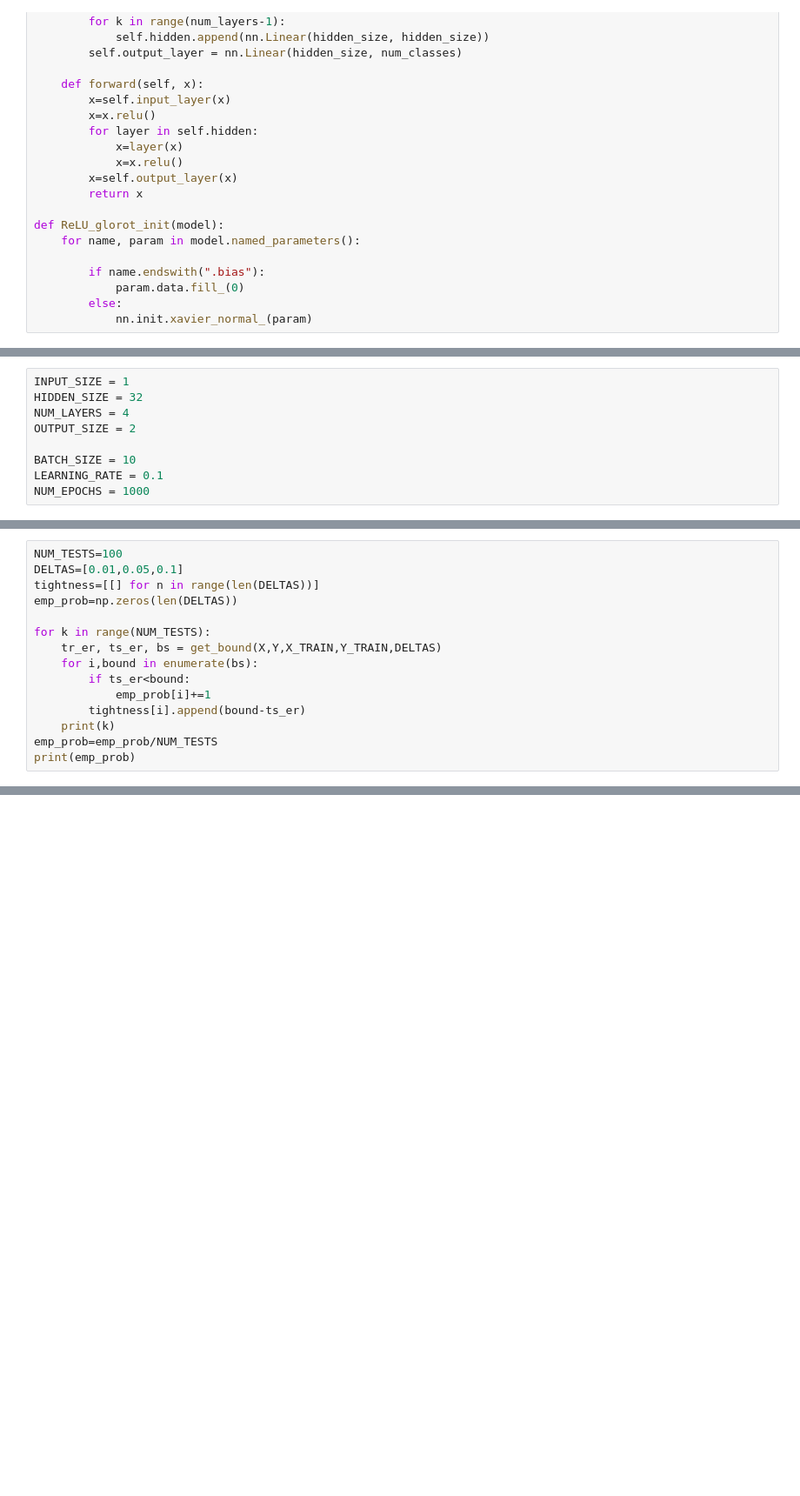
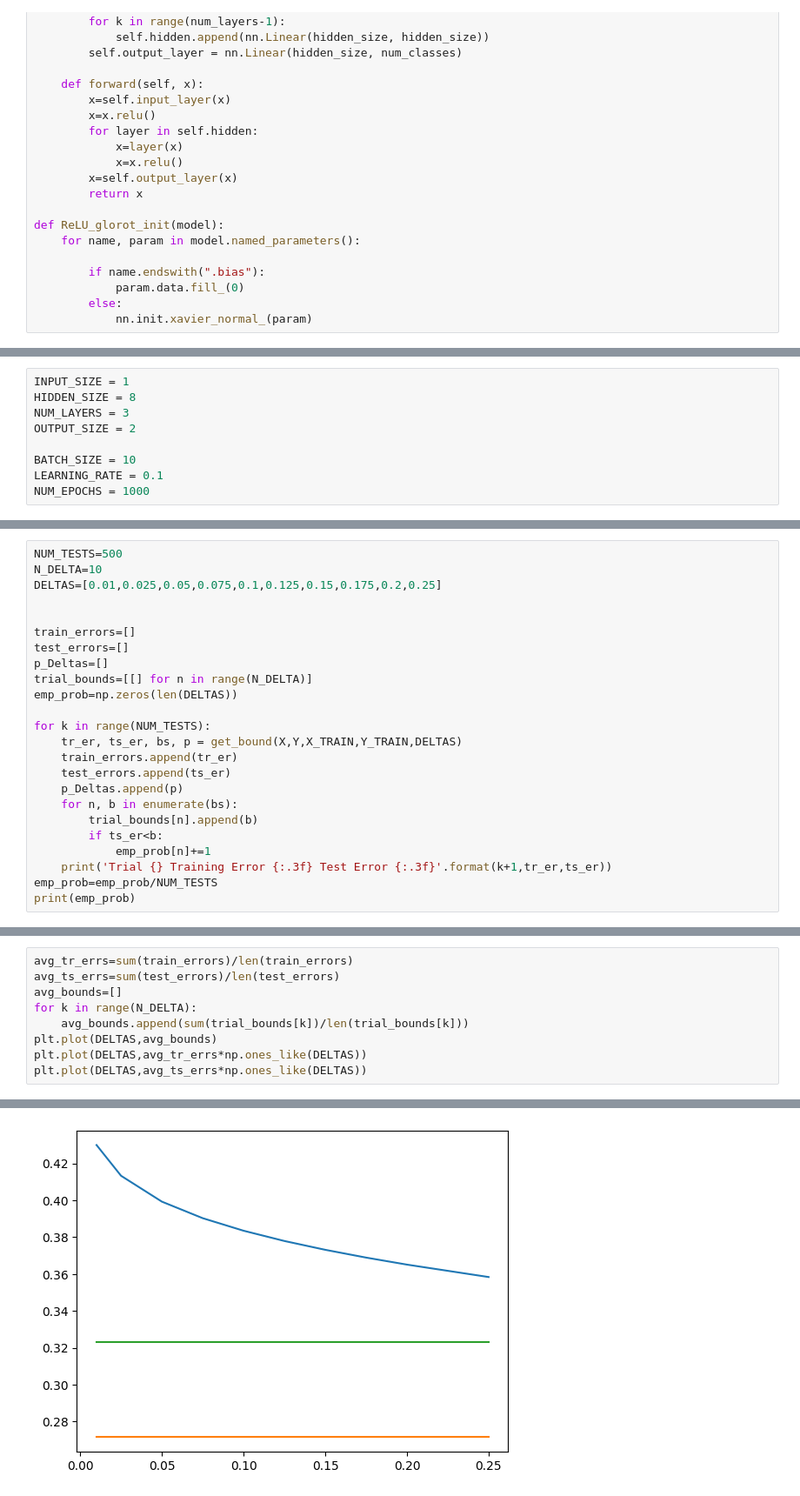
Before and after one commit to ThomasWalker1/Generalization-of-Neural-Networks, a Jupyter notebook: Generalization in Deep Learning/Research Question/experiment_simple.ipynb, the cells around one changed output, grey strips where cells are left out. Shown at 87% size. Drawn from its saved outputs; the diff is of its cells as text; blank space fills up the shorter version.

```diff
--- a/Generalization in Deep Learning/Research Question/experiment_simple.ipynb
+++ b/Generalization in Deep Learning/Research Question/experiment_simple.ipynb
@@ -57,7 +58,7 @@ plt.scatter(X_TRAIN,Y_TRAIN,c='black',s=2)
 # %%
 INPUT_SIZE = 1
-HIDDEN_SIZE = 32
-NUM_LAYERS = 4
+HIDDEN_SIZE = 8
+NUM_LAYERS = 3
 OUTPUT_SIZE = 2
 
 BATCH_SIZE = 10
@@ -214,16 +120,25 @@ def get_bound(feature_dataset, label_dataset, feature_train, label_train, deltas
 # %%
-NUM_TESTS=100
-DELTAS=[0.01,0.05,0.1]
-tightness=[[] for n in range(len(DELTAS))]
+NUM_TESTS=500
+N_DELTA=10
+DELTAS=[0.01,0.025,0.05,0.075,0.1,0.125,0.15,0.175,0.2,0.25]
+
+
+train_errors=[]
+test_errors=[]
+p_Deltas=[]
+trial_bounds=[[] for n in range(N_DELTA)]
 emp_prob=np.zeros(len(DELTAS))
 
 for k in range(NUM_TESTS):
-    tr_er, ts_er, bs = get_bound(X,Y,X_TRAIN,Y_TRAIN,DELTAS)
-    for i,bound in enumerate(bs):
-        if ts_er<bound:
-            emp_prob[i]+=1
-        tightness[i].append(bound-ts_er)
-    print(k)
+    tr_er, ts_er, bs, p = get_bound(X,Y,X_TRAIN,Y_TRAIN,DELTAS)
+    train_errors.append(tr_er)
+    test_errors.append(ts_er)
+    p_Deltas.append(p)
+    for n, b in enumerate(bs):
+        trial_bounds[n].append(b)
+        if ts_er<b:
+            emp_prob[n]+=1
+    print('Trial {} Training Error {:.3f} Test Error {:.3f}'.format(k+1,tr_er,ts_er))
 emp_prob=emp_prob/NUM_TESTS
 print(emp_prob)
 # %% [output]
@@ -254,0 +162,10 @@ plt.legend()
+# %%
+avg_tr_errs=sum(train_errors)/len(train_errors)
+avg_ts_errs=sum(test_errors)/len(test_errors)
+avg_bounds=[]
+for k in range(N_DELTA):
+    avg_bounds.append(sum(trial_bounds[k])/len(trial_bounds[k]))
+plt.plot(DELTAS,avg_bounds)
+plt.plot(DELTAS,avg_tr_errs*np.ones_like(DELTAS))
+plt.plot(DELTAS,avg_ts_errs*np.ones_like(DELTAS))
+# %% [output]
@@ -254,0 +173 @@ plt.legend()
+[figure, added]
```
Also changed, not shown: parts of 13 cells of this notebook, 2 other files.
